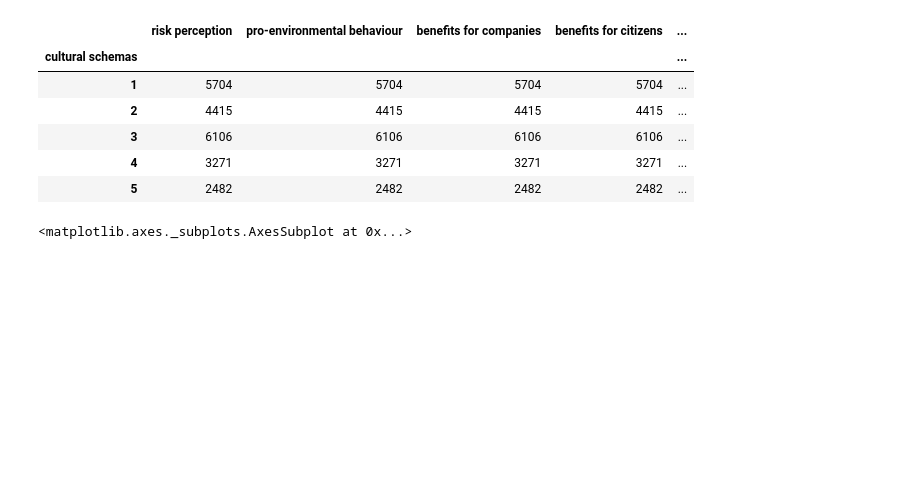
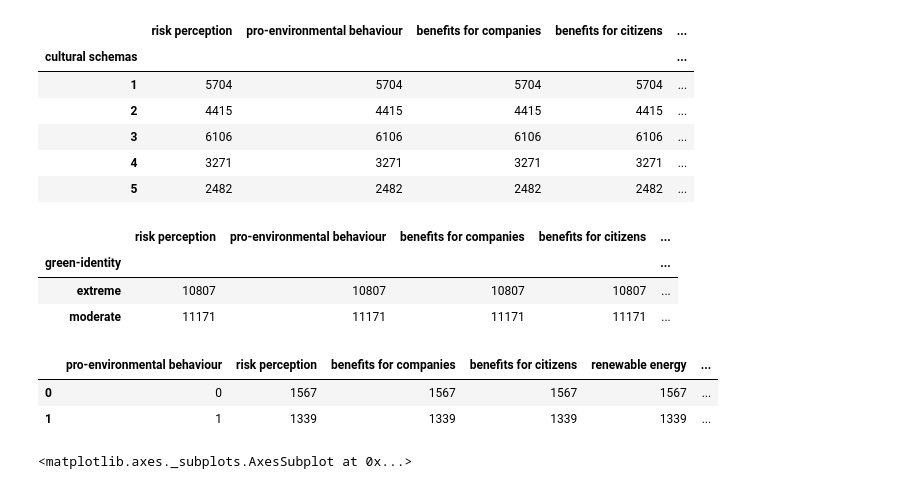
Before and after one commit to claudiagiuspoli/pro-environmental-behaviour, a Jupyter notebook: interpretation.ipynb, the cells around one changed output. Cells and saved outputs as stored; diff of their text form; code cells hidden in the pictures; blank space fills up the shorter version.

```diff
--- a/interpretation.ipynb
+++ b/interpretation.ipynb
@@ -29,6 +41,22 @@ df.groupby('cultural schemas').count()
 | 3 | 6106 | 6106 | 6106 | 6106 | ... |
 | 4 | 3271 | 3271 | 3271 | 3271 | ... |
 | 5 | 2482 | 2482 | 2482 | 2482 | ... |
+# %%
+df.groupby('green-identity').count()
+# %% [output]
+|  | risk perception | pro-environmental behaviour | benefits for companies | benefits for citizens | ... |
+| green-identity |  |  |  |  | ... |
+| extreme | 10807 | 10807 | 10807 | 10807 | ... |
+| moderate | 11171 | 11171 | 11171 | 11171 | ... |
+# %%
+#pd.crosstab(df['pro-environmental behaviour'], df['qb5']).apply(lambda r: r/r.sum(), axis=1).plot()
+P = df2.groupby('pro-environmental behaviour').count().reset_index()
+P['perc'] = 100 * P['risk perception']  / P['risk perception'].sum()
+P
+# %% [output]
+|  | pro-environmental behaviour | risk perception | benefits for companies | benefits for citizens | renewable energy | ... |
+| 0 | 0 | 1567 | 1567 | 1567 | 1567 | ... |
+| 1 | 1 | 1339 | 1339 | 1339 | 1339 | ... |
 # %%
 pd.set_option('display.max_rows', None)
 
```
Also changed, not shown: parts of 3 cells of this notebook, 16 other files.
